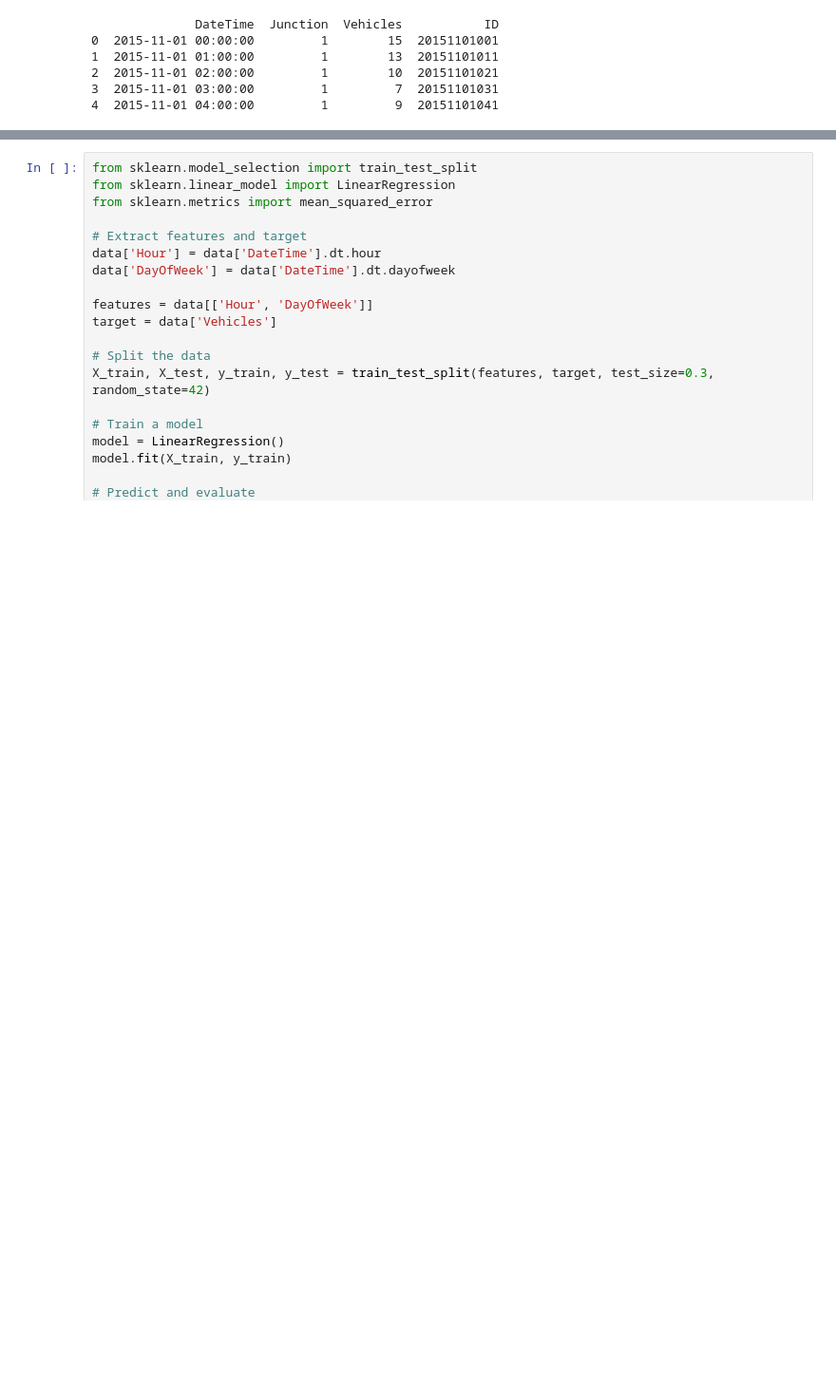
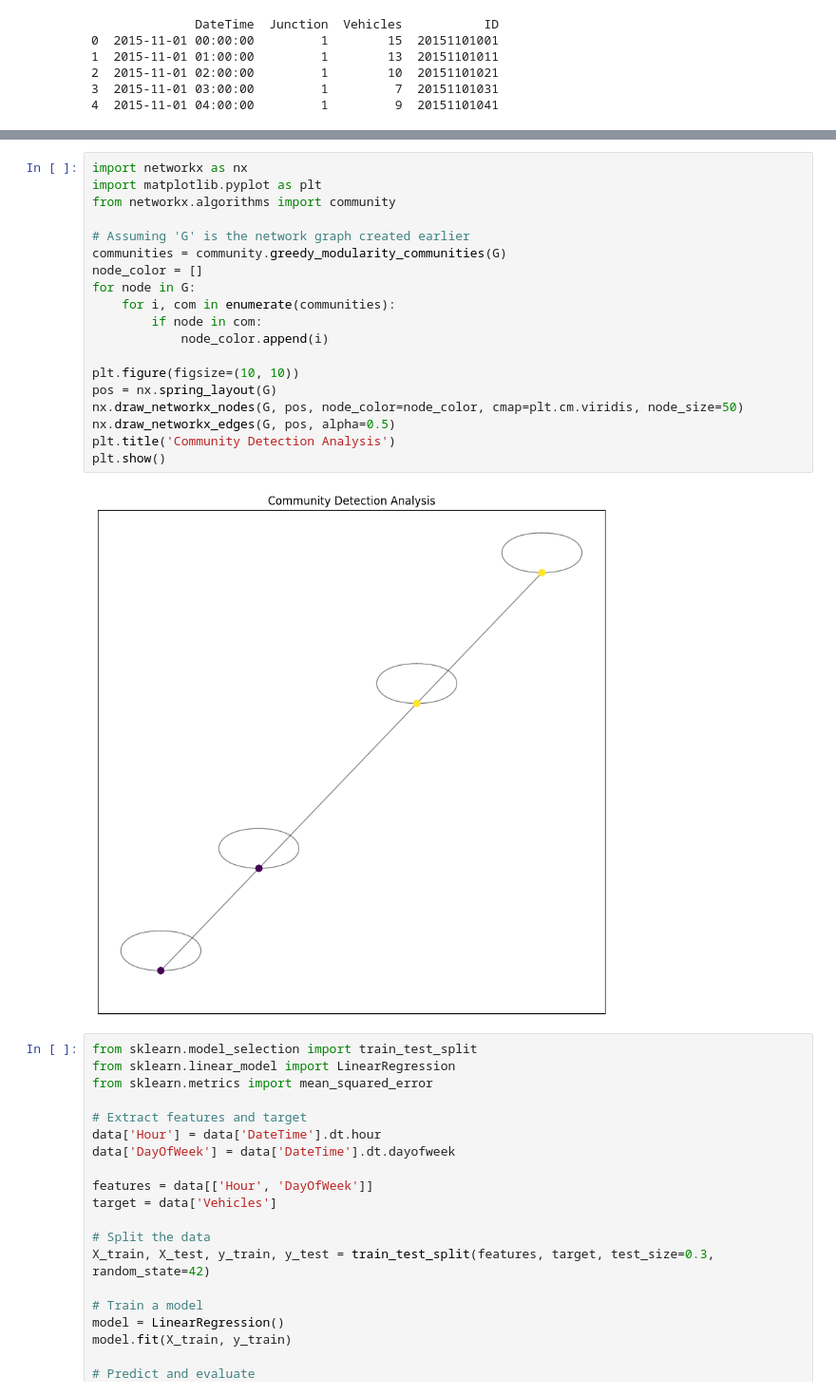
Before and after one commit to NolanPenoyer/DSAN6400, a Jupyter notebook: Project_Code.ipynb, the cells around one changed output, grey strips where cells are left out. Shown: that part at 95% size. Saved outputs shown, nothing was run; the diff lists cells and outputs as text; blank space fills up the shorter version.

```diff
--- a/Project_Code.ipynb
+++ b/Project_Code.ipynb
@@ -76,3 +73,24 @@ Betweenness: {1: 0.0, 2: 0.6666666666666666, 3: 0.6666666666666666, 4: 0.0}
+# %%
+import networkx as nx
+import matplotlib.pyplot as plt
+from networkx.algorithms import community
+
+# Assuming 'G' is the network graph created earlier
+communities = community.greedy_modularity_communities(G)
+node_color = []
+for node in G:
+    for i, com in enumerate(communities):
+        if node in com:
+            node_color.append(i)
+
+plt.figure(figsize=(10, 10))
+pos = nx.spring_layout(G)
+nx.draw_networkx_nodes(G, pos, node_color=node_color, cmap=plt.cm.viridis, node_size=50)
+nx.draw_networkx_edges(G, pos, alpha=0.5)
+plt.title('Community Detection Analysis')
+plt.show()
+# %% [output]
+[figure, added]
 # %%
 from sklearn.model_selection import train_test_split
 from sklearn.linear_model import LinearRegression
```
Also changed, not shown: parts of 2 cells of this notebook, 1 other file.
